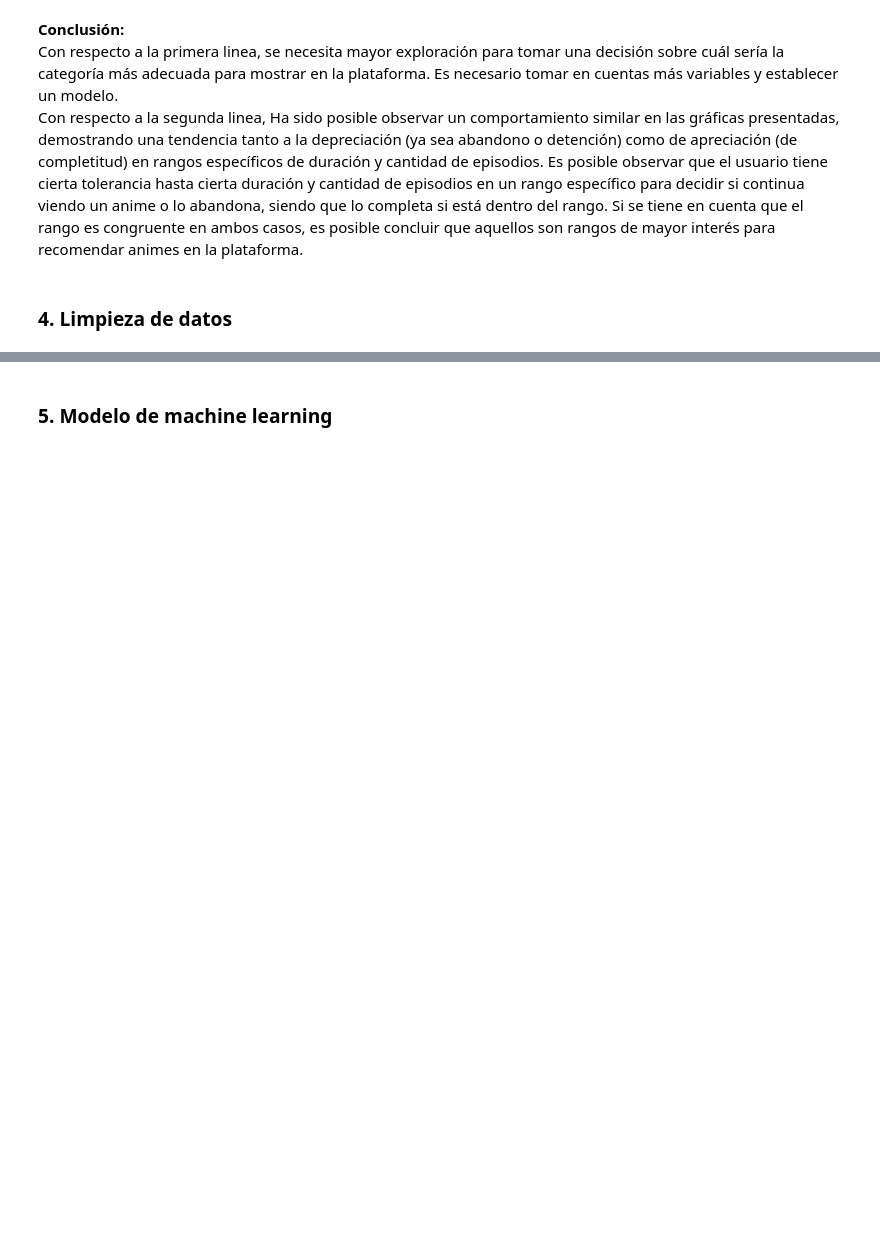
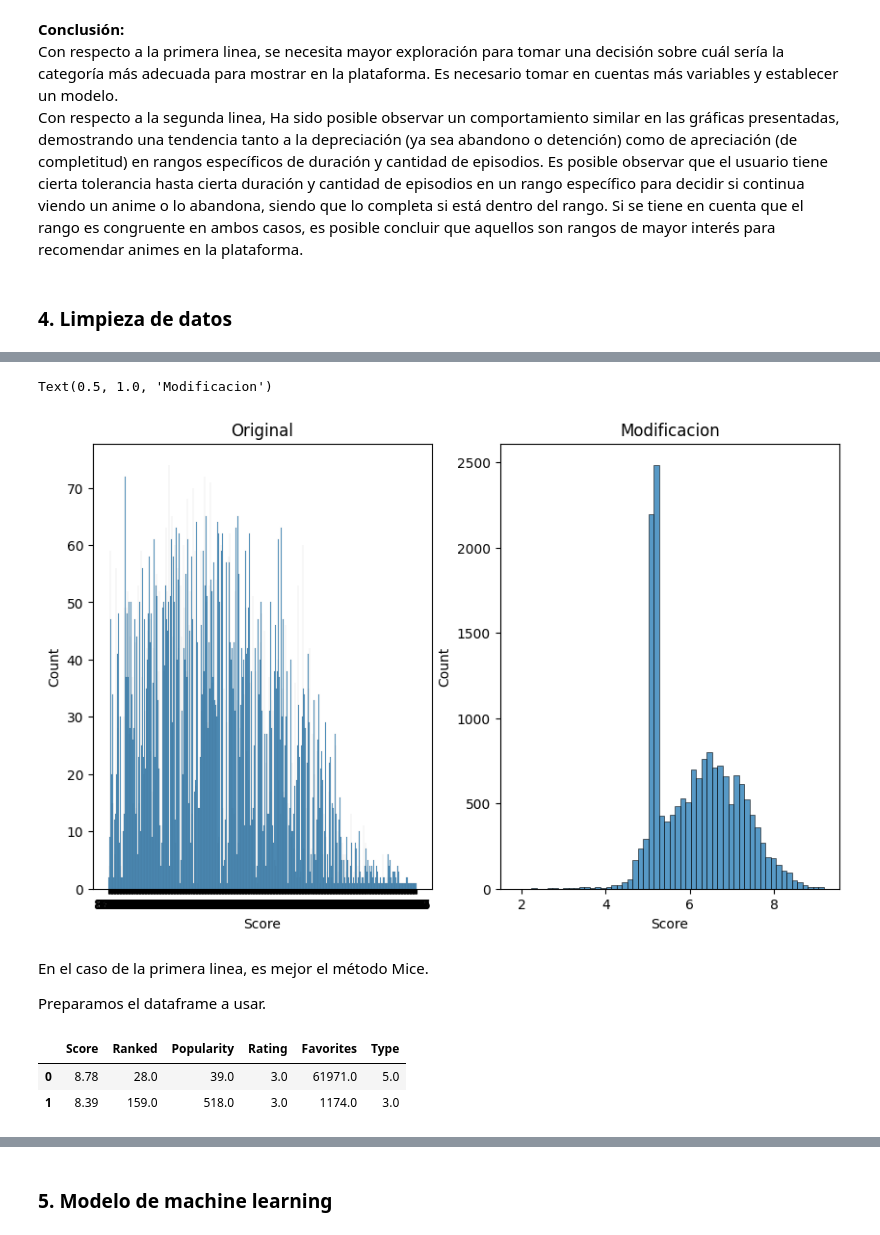
Before and after one commit to Asheyerth/DataScience_bootcamp2024BIT, a Jupyter notebook: Actividad_8_Proyecto_Final/Actividad8_ProyectoFinal.ipynb, the cells around one changed output, grey strips where cells are left out. Saved outputs shown, nothing was run; the diff lists cells and outputs as text; code cells hidden in the pictures; blank space fills up the shorter version.

```diff
--- a/Actividad_8_Proyecto_Final/Actividad8_ProyectoFinal.ipynb
+++ b/Actividad_8_Proyecto_Final/Actividad8_ProyectoFinal.ipynb
@@ -397,0 +699,16 @@ Con respecto a la segunda linea, Ha sido posible observar un comportamiento simi
+# %%
+for i in range(len(data1)):
+    if data1['Rating'][i] == 'G - All Ages':
+        data1['Rating'][i] = 0
+    elif data1['Rating'][i] == 'PG - Children':
+        data1['Rating'][i] = 1
+    elif data1['Rating'][i] == 'PG-13 - Teens 13 or older':
+        data1['Rating'][i] = 2
+    elif data1['Rating'][i] == 'R - 17+ (violence & profanity)':
+        data1['Rating'][i] = 3
+    elif data1['Rating'][i] == 'R+ - Mild Nudity':
+        data1['Rating'][i] = 4
+    elif data1['Rating'][i] == 'Rx - Hentai':
+        data1['Rating'][i] = 5
+    else:
+        data1['Rating'][i] = data1['Rating'][i]
@@ -397,0 +750,26 @@ Con respecto a la segunda linea, Ha sido posible observar un comportamiento simi
+# %%
+imputer = KNNImputer(n_neighbors= 3).set_output(transform='pandas')
+data1f = imputer.fit_transform(data1.drop(['Name','Genres','Producers','Studios'], axis=1))
+
+# Verificar si cambiamos distribucion
+plt.figure(figsize=(10,6))
+plt.subplot(121)
+sns.histplot(data1['Score'])
+plt.title('Original')
+plt.subplot(122)
+sns.histplot(data1f['Score'])
+plt.title('Modificacion')
+# %% [output]
+Text(0.5, 1.0, 'Modificacion')
+[figure, added]
+# %% [markdown]
+En el caso de la primera linea, es mejor el método Mice.
+
+Preparamos el dataframe a usar.
+# %%
+data1fillDF = data1fillDF.rename(columns={0: 'Score',1: 'Ranked',2: 'Popularity',3: 'Rating',4: 'Favorites',5: 'Type'})
+data1fillDF.head(2)
+# %% [output]
+|  | Score | Ranked | Popularity | Rating | Favorites | Type |
+| 0 | 8.78 | 28.0 | 39.0 | 3.0 | 61971.0 | 5.0 |
+| 1 | 8.39 | 159.0 | 518.0 | 3.0 | 1174.0 | 3.0 |
```
Also changed, not shown: parts of 97 cells of this notebook, 1 other file.
